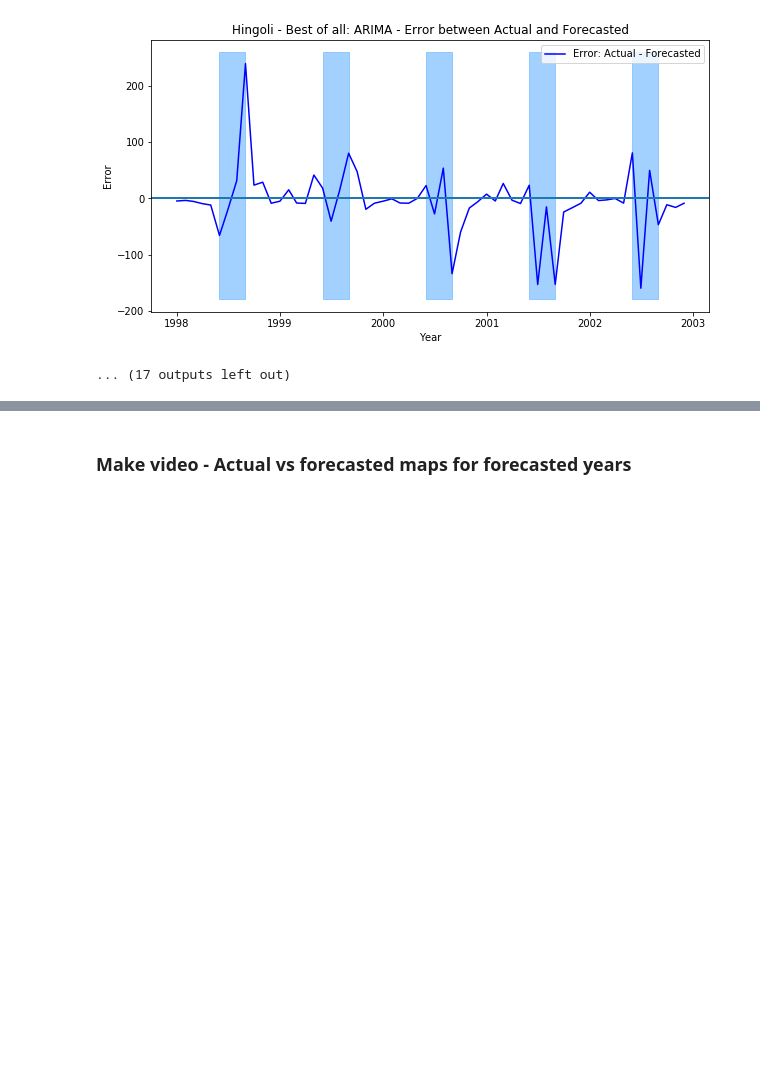
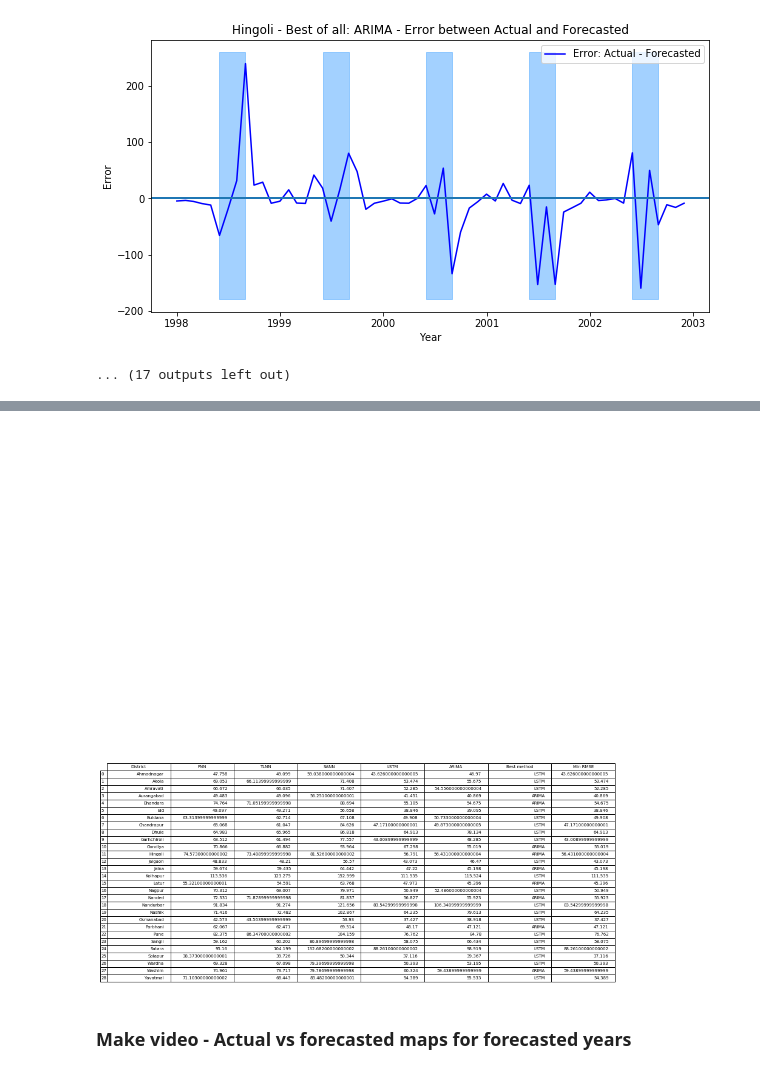
Before and after one commit to Abhishekmamidi123/Time-Series-Forecasting, a Jupyter notebook: Maharashtra/Maharashtra_Analysis.ipynb, the cells around one changed output, grey strips where cells are left out. Drawn from its saved outputs; the diff is of its cells as text; code cells hidden in the pictures; blank space fills up the shorter version.

```diff
--- a/Maharashtra/Maharashtra_Analysis.ipynb
+++ b/Maharashtra/Maharashtra_Analysis.ipynb
@@ -727,0 +730,18 @@ for district in districts:
+# %%
+STORAGE_FOLDER = 'State_predictions/'
+district_method_RMSE = []
+columns = ['District', 'FNN', 'TLNN', 'SANN', 'LSTM', 'ARIMA', 'Best method', 'Min RMSE']
+l = []
+for district in districts:
+    l = [district]
+    file = STORAGE_FOLDER + district + '/' + 'RMSE_score.csv'
+    rmse_score = pd.read_csv(file)
+    method = rmse_score.ix[rmse_score.RMSE.argmin]['Unnamed: 0']
+    min_RMSE = rmse_score.RMSE.min()
+    l = l + list(rmse_score.RMSE) + [method, min_RMSE]
+    district_method_RMSE.append(l)
+
+district_method_RMSE = pd.DataFrame(district_method_RMSE)
+district_method_RMSE.columns = columns
+district_method_RMSE.to_csv('district_method_RMSE.csv')
+district_method_RMSE
@@ -728,3 +766,18 @@ for district in districts:
+# %%
+import matplotlib.pyplot as plt
+import pandas as pd
+from pandas.tools.plotting import table
+
+plt.figure(figsize=(15,10))
+ax = plt.subplot(111, frame_on=False)
+ax.xaxis.set_visible(False)
+ax.yaxis.set_visible(False)
+
+table(ax, district_method_RMSE)
+
+plt.savefig('district_method_RMSE.png')
+# %% [output]
+[figure, added]
 # %% [markdown]
 ### Make video - Actual vs forecasted maps for forecasted years
 # %%
```
Also changed, not shown: parts of 4 cells of this notebook.
